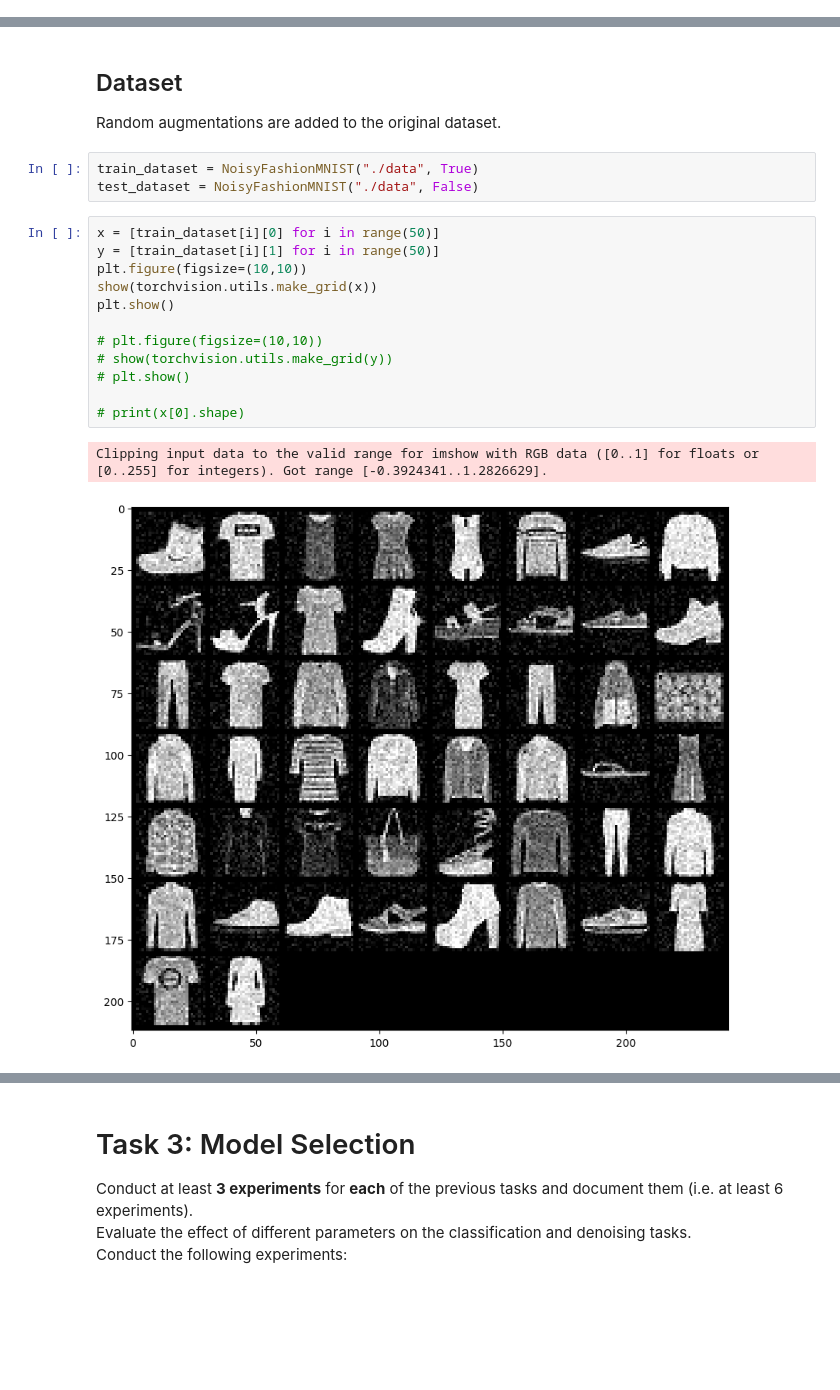
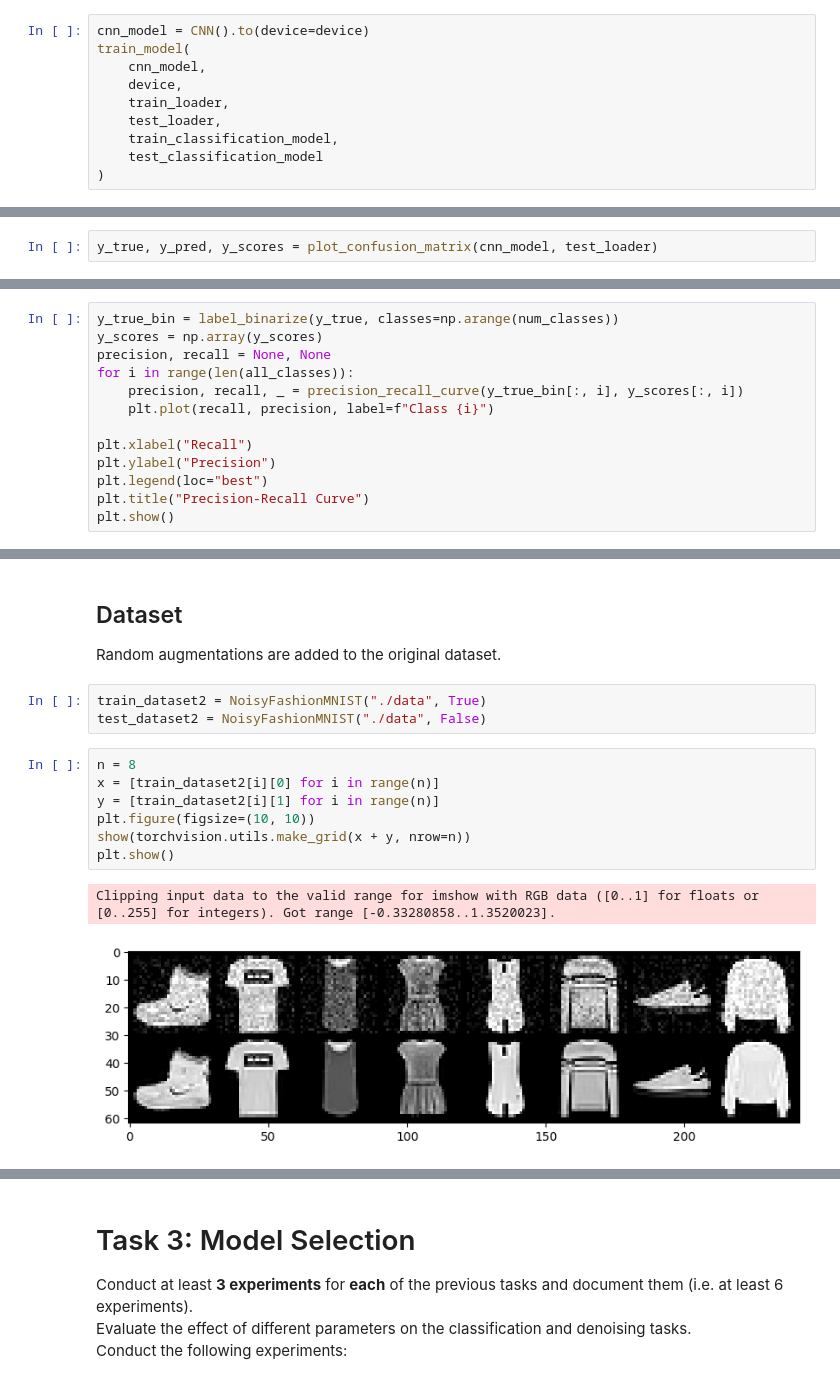
Before and after one commit to Mo20DE/AIA, a Jupyter notebook: Exercise 4/Exercise4.ipynb, the cells around one changed output, grey strips where cells are left out. Drawn from its saved outputs; the diff is of its cells as text; blank space fills up the shorter version.

```diff
--- a/Exercise 4/Exercise4.ipynb
+++ b/Exercise 4/Exercise4.ipynb
@@ -142,0 +169,10 @@ KeyboardInterrupt:
+# %%
+cnn_model = CNN().to(device=device)
+train_model(
+    cnn_model,
+    device,
+    train_loader,
+    test_loader,
+    train_classification_model,
+    test_classification_model
+)
@@ -142,0 +219,2 @@ KeyboardInterrupt:
+# %%
+y_true, y_pred, y_scores = plot_confusion_matrix(cnn_model, test_loader)
@@ -142,0 +248,13 @@ KeyboardInterrupt:
+# %%
+y_true_bin = label_binarize(y_true, classes=np.arange(num_classes))
+y_scores = np.array(y_scores)
+precision, recall = None, None
+for i in range(len(all_classes)):
+    precision, recall, _ = precision_recall_curve(y_true_bin[:, i], y_scores[:, i])
+    plt.plot(recall, precision, label=f"Class {i}")
+
+plt.xlabel("Recall")
+plt.ylabel("Precision")
+plt.legend(loc="best")
+plt.title("Precision-Recall Curve")
+plt.show()
@@ -150,20 +286,15 @@ KeyboardInterrupt:
 ## Dataset
 Random augmentations are added to the original dataset.
 # %%
-train_dataset = NoisyFashionMNIST("./data", True)
-test_dataset = NoisyFashionMNIST("./data", False)
+train_dataset2 = NoisyFashionMNIST("./data", True)
+test_dataset2 = NoisyFashionMNIST("./data", False)
 # %%
-x = [train_dataset[i][0] for i in range(50)]
-y = [train_dataset[i][1] for i in range(50)]
-plt.figure(figsize=(10,10))
-show(torchvision.utils.make_grid(x))
+n = 8
+x = [train_dataset2[i][0] for i in range(n)]
+y = [train_dataset2[i][1] for i in range(n)]
+plt.figure(figsize=(10, 10))
+show(torchvision.utils.make_grid(x + y, nrow=n))
 plt.show()
-
-# plt.figure(figsize=(10,10))
-# show(torchvision.utils.make_grid(y))
-# plt.show()
-
-# print(x[0].shape)
 # %% [output]
-Clipping input data to the valid range for imshow with RGB data ([0..1] for floats or [0..255] for integers). Got range [-0.3924341..1.2826629].
+Clipping input data to the valid range for imshow with RGB data ([0..1] for floats or [0..255] for integers). Got range [-0.33280858..1.3520023].
-[figure, old version]
+[figure, new version]
```
Also changed, not shown: parts of 62 cells of this notebook.
